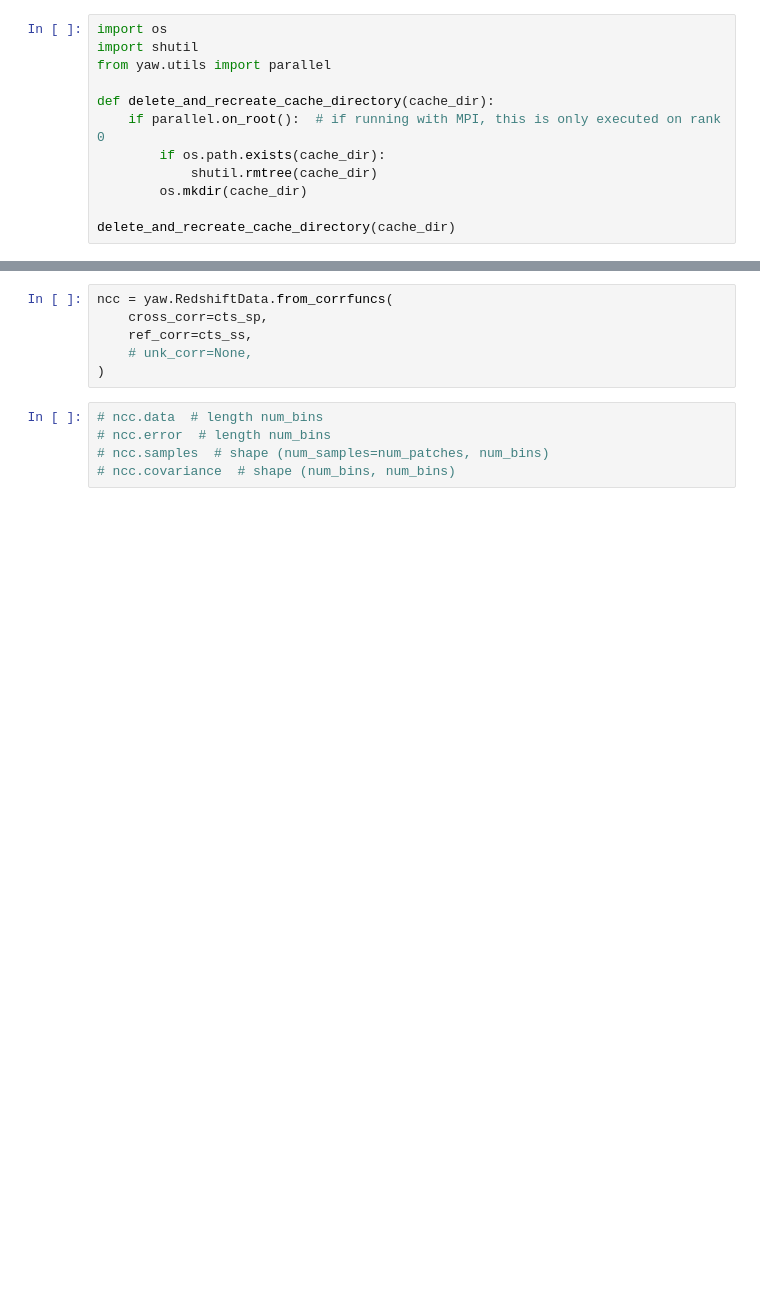
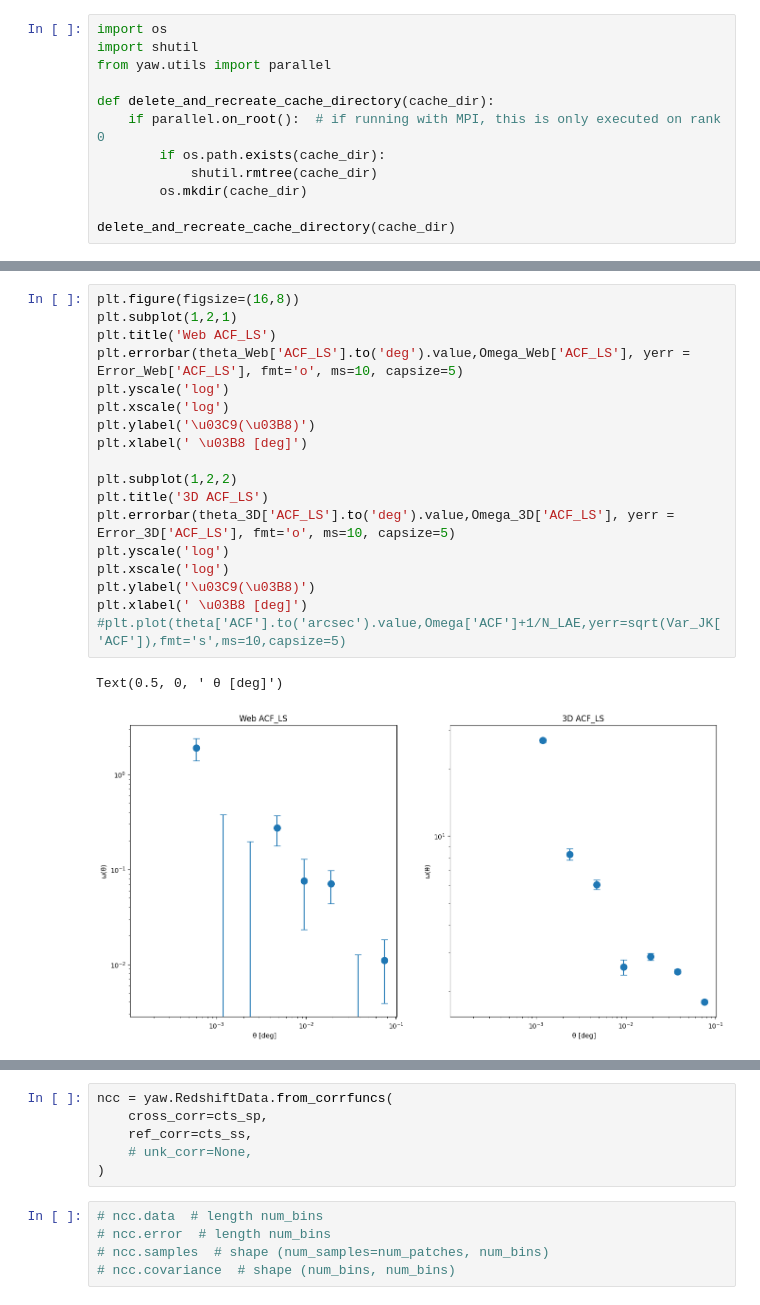
Before and after one commit to AndreasSvaerke/Mastercode_new, a Jupyter notebook: Yet_Another_Wizz.ipynb, the cells around one changed output, grey strips where cells are left out. Saved outputs shown, nothing was run; the diff lists cells and outputs as text; blank space fills up the shorter version.

```diff
--- a/Yet_Another_Wizz.ipynb
+++ b/Yet_Another_Wizz.ipynb
@@ -227,0 +355,21 @@ processed 35/35 (100%) t=0m02.78s
+# %%
+plt.figure(figsize=(16,8))
+plt.subplot(1,2,1)
+plt.title('Web ACF_LS')
+plt.errorbar(theta_Web['ACF_LS'].to('deg').value,Omega_Web['ACF_LS'], yerr = Error_Web['ACF_LS'], fmt='o', ms=10, capsize=5)
+plt.yscale('log')
+plt.xscale('log')
+plt.ylabel('\u03C9(\u03B8)')
+plt.xlabel(' \u03B8 [deg]')
+
+plt.subplot(1,2,2)
+plt.title('3D ACF_LS')
+plt.errorbar(theta_3D['ACF_LS'].to('deg').value,Omega_3D['ACF_LS'], yerr = Error_3D['ACF_LS'], fmt='o', ms=10, capsize=5)
+plt.yscale('log')
+plt.xscale('log')
+plt.ylabel('\u03C9(\u03B8)')
+plt.xlabel(' \u03B8 [deg]')
+#plt.plot(theta['ACF'].to('arcsec').value,Omega['ACF']+1/N_LAE,yerr=sqrt(Var_JK['ACF']),fmt='s',ms=10,capsize=5)
+# %% [output]
+Text(0.5, 0, ' θ [deg]')
+[figure, added]
```
Also changed, not shown: parts of 36 cells of this notebook, 1 other file.
